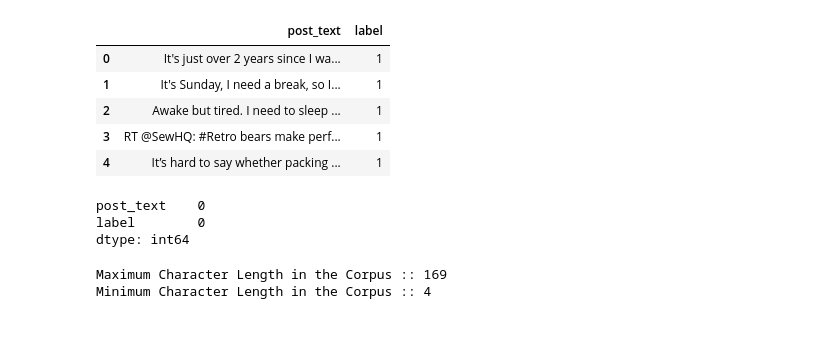
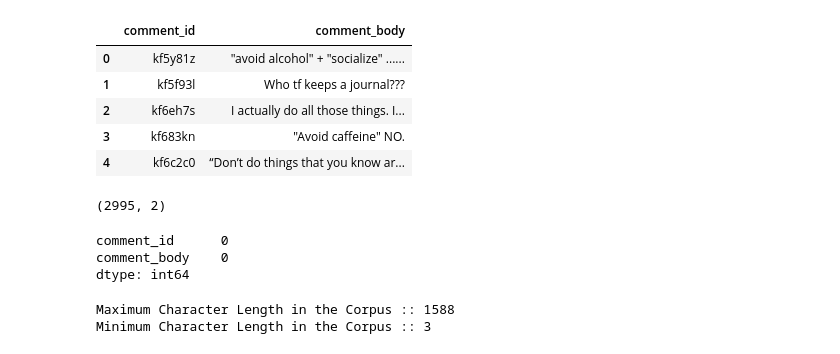
Before and after one commit to shree1808/Depression_prediction_based_on_tweets, a Jupyter notebook: Notebook/depression_prediction.ipynb, the cells around one changed output. Cells and saved outputs as stored; diff of their text form; code cells hidden in the pictures.

```diff
--- a/Notebook/depression_prediction.ipynb
+++ b/Notebook/depression_prediction.ipynb
@@ -45,34 +27,38 @@ main_df
 # %%
-df = main_df[['post_text','label']]
+df = main_df[['comment_id', 'comment_body']]
+
 df.head()
 # %% [output]
-|  | post_text | label |
-| 0 | It's just over 2 years since I wa... | 1 |
-| 1 | It's Sunday, I need a break, so I... | 1 |
-| 2 | Awake but tired. I need to sleep ... | 1 |
-| 3 | RT @SewHQ: #Retro bears make perf... | 1 |
-| 4 | It’s hard to say whether packing ... | 1 |
+|  | comment_id | comment_body |
+| 0 | kf5y81z | "avoid alcohol" + "socialize" ...... |
+| 1 | kf5f93l | Who tf keeps a journal??? |
+| 2 | kf6eh7s | I actually do all those things. I... |
+| 3 | kf683kn | "Avoid caffeine" NO. |
+| 4 | kf6c2c0 | “Don’t do things that you know ar... |
-# %%
-# Checking Null values in the dataset
-df.isnull().sum()
-# %% [output]
-post_text    0
-label        0
-dtype: int64
+# %%
+df.shape
+# %% [output]
+(2995, 2)
+# %%
+df.isnull().sum()
+# %% [output]
+comment_id      0
+comment_body    0
+dtype: int64
 # %%
 # Character count
-max_len = max(df['post_text'].apply(len))
+max_len = max(df['comment_body'].apply(len))
 print(f'Maximum Character Length in the Corpus :: {max_len}')
 
-min_len = min(df['post_text'].apply(len))
+min_len = min(df['comment_body'].apply(len))
 print(f'Minimum Character Length in the Corpus :: {min_len}')
 
-df['char_count'] = df['post_text'].apply(len)
-df['word_count'] = df['post_text'].apply(lambda x: len(sent_tokenize(x)))
-df['sentence_count'] = df['post_text'].apply(lambda x: len(sent_tokenize(x)))
+df['char_count'] = df['comment_body'].apply(len)
+df['word_count'] = df['comment_body'].apply(lambda x: len(sent_tokenize(x)))
+df['sentence_count'] = df['comment_body'].apply(lambda x: len(sent_tokenize(x)))
 # %% [output]
-Maximum Character Length in the Corpus :: 169
-Minimum Character Length in the Corpus :: 4
+Maximum Character Length in the Corpus :: 1588
+Minimum Character Length in the Corpus :: 3
 # %%
 # Plot distributions of text lengths
 plt.figure(figsize=(6, 6))
```
Also changed, not shown: parts of 26 cells of this notebook, 6 other files.
